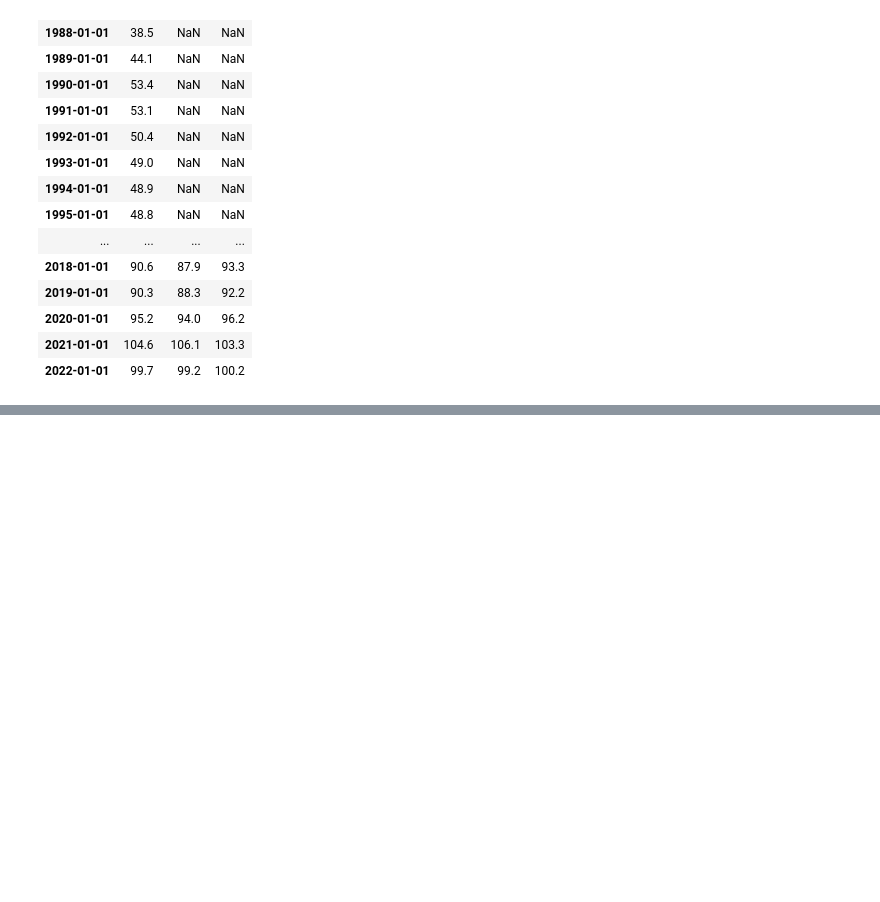
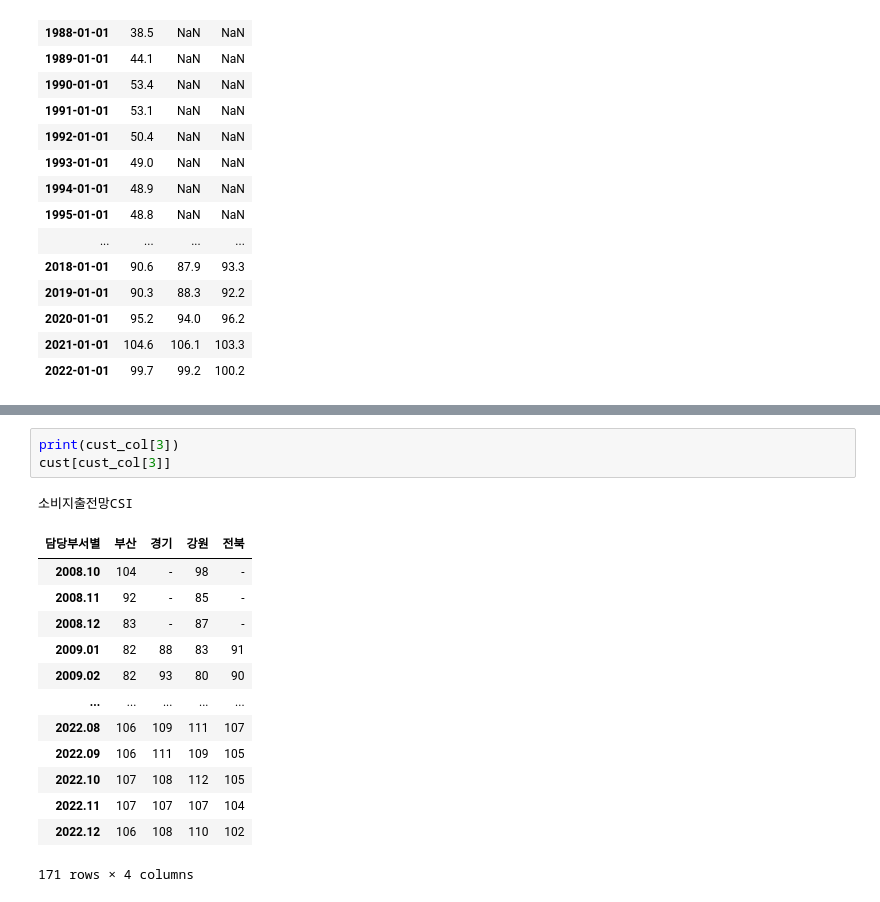
Before and after one commit to MinkyuRamen/2023KDS-HACKATHON, a Jupyter notebook: preprocessing/preprocessing.ipynb, the cells around one changed output, grey strips where cells are left out. Saved outputs shown, nothing was run; the diff lists cells and outputs as text; blank space fills up the shorter version.

```diff
--- a/preprocessing/preprocessing.ipynb
+++ b/preprocessing/preprocessing.ipynb
@@ -42,0 +81,18 @@ house.to_csv('../preprocess_data/house.csv')
+# %%
+print(cust_col[3])
+cust[cust_col[3]]
+# %% [output]
+소비지출전망CSI
+| 담당부서별 | 부산 | 경기 | 강원 | 전북 |
+| 2008.10 | 104 | - | 98 | - |
+| 2008.11 | 92 | - | 85 | - |
+| 2008.12 | 83 | - | 87 | - |
+| 2009.01 | 82 | 88 | 83 | 91 |
+| 2009.02 | 82 | 93 | 80 | 90 |
+| ... | ... | ... | ... | ... |
+| 2022.08 | 106 | 109 | 111 | 107 |
+| 2022.09 | 106 | 111 | 109 | 105 |
+| 2022.10 | 107 | 108 | 112 | 105 |
+| 2022.11 | 107 | 107 | 107 | 104 |
+| 2022.12 | 106 | 108 | 110 | 102 |
+171 rows × 4 columns
```
Also changed, not shown: parts of 13 cells of this notebook, 3 other files.
